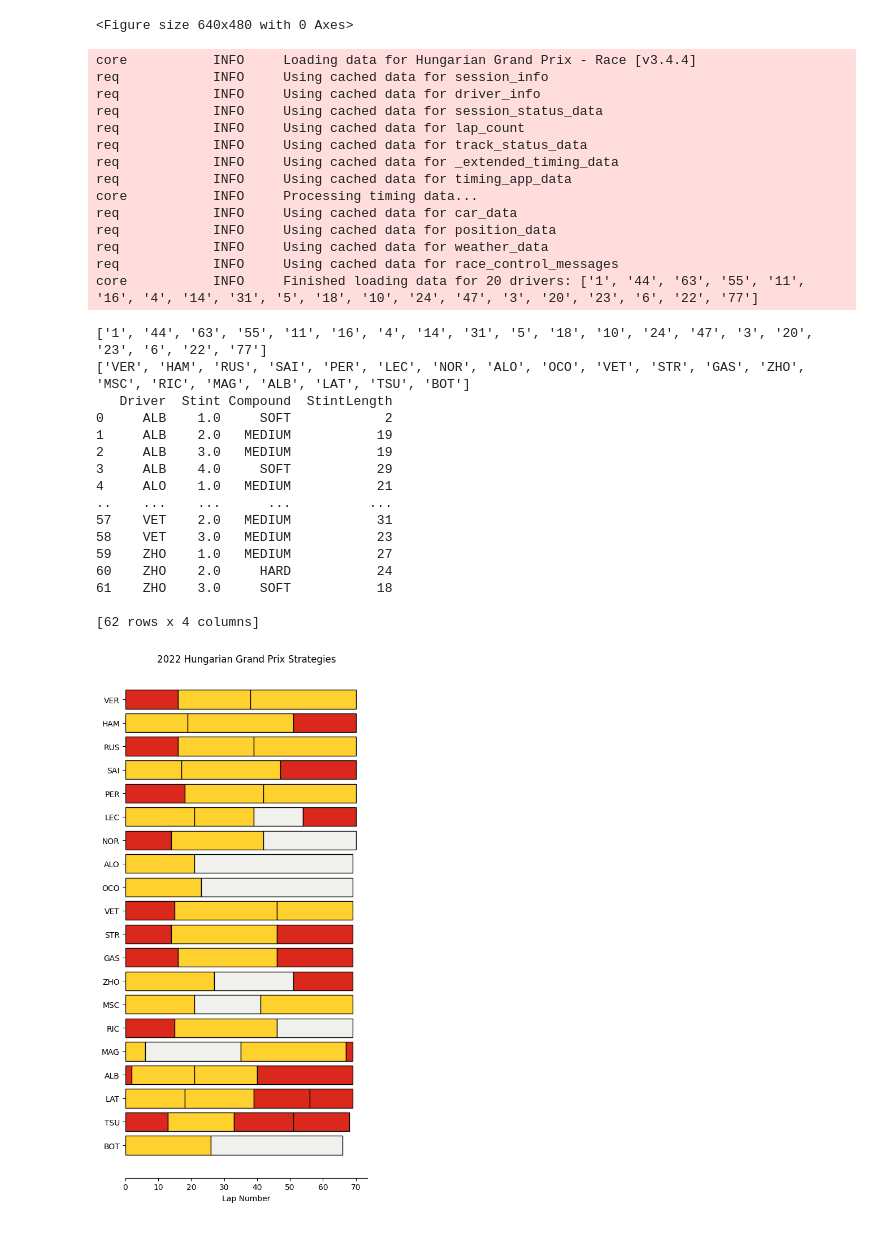
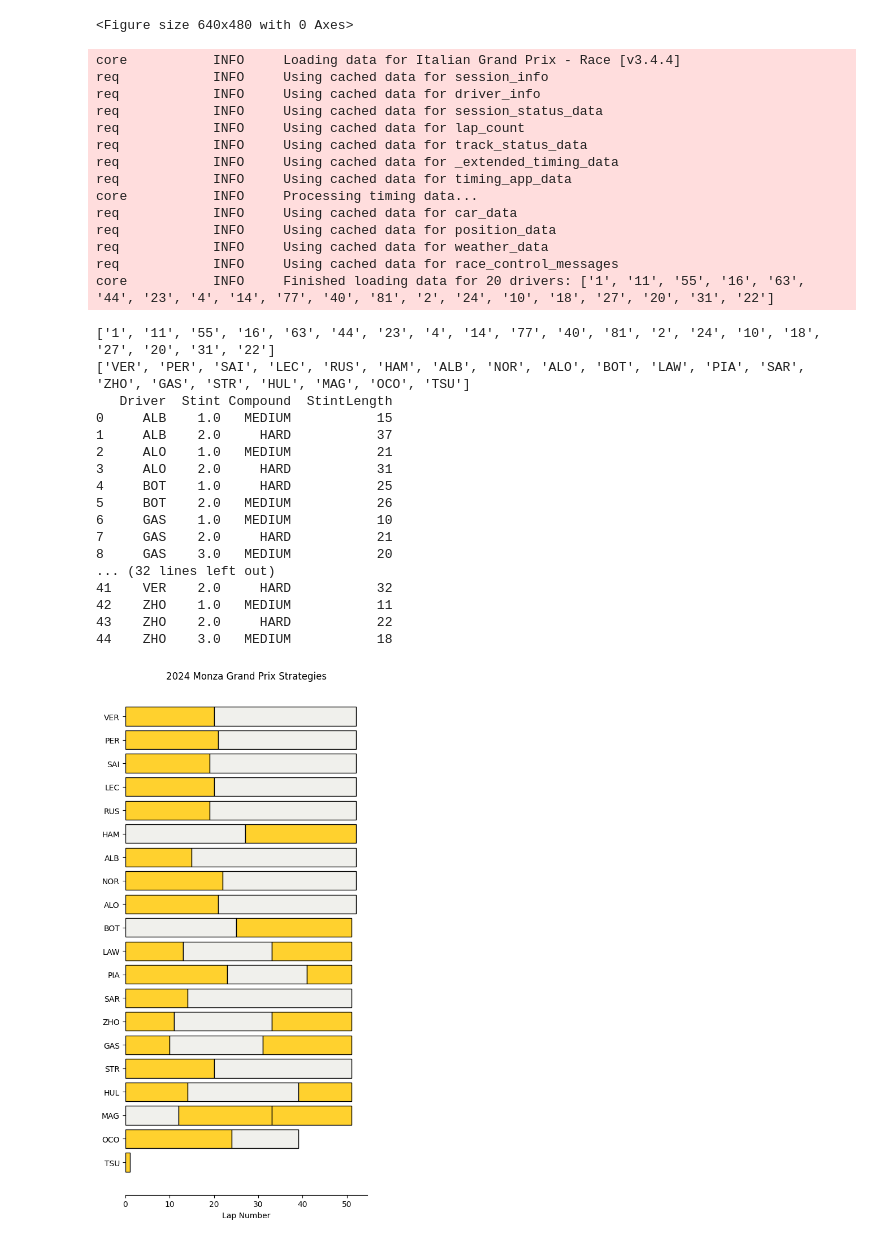
Before and after one commit to Vladinsky/fasftF1, a Jupyter notebook: plot_strategy_example.ipynb, the cells around one changed output. Drawn from its saved outputs; the diff is of its cells as text; code cells hidden in the pictures.

```diff
--- a/plot_strategy.ipynb
+++ b/plot_strategy_example.ipynb
@@ -127,7 +127,7 @@ from matplotlib import pyplot as plt
 import fastf1
 import fastf1.plotting
 
-session = fastf1.get_session(2022, "Hungary", 'R')
+session = fastf1.get_session(2023, "Monza", 'R')
 session.load()
 laps = session.laps
 
@@ -164,49 +164,50 @@ for driver in drivers:
             fill=True
         )
 
         previous_stint_end += row["StintLength"]
 
-plt.title("2022 Hungarian Grand Prix Strategies")
+plt.title("2024 Monza Grand Prix Strategies")
 plt.xlabel("Lap Number")
 plt.grid(False)
 # invert the y-axis so drivers that finish higher are closer to the top
 ax.invert_yaxis()
 
 ax.spines['top'].set_visible(False)
 ax.spines['right'].set_visible(False)
 ax.spines['left'].set_visible(False)
 
 plt.tight_layout()
 plt.show()
 # %% [output]
-core           INFO     Loading data for Hungarian Grand Prix - Race [v3.4.4]
+core           INFO     Loading data for Italian Grand Prix - Race [v3.4.4]
 req            INFO     Using cached data for session_info
 req            INFO     Using cached data for driver_info
 req            INFO     Using cached data for session_status_data
 req            INFO     Using cached data for lap_count
 req            INFO     Using cached data for track_status_data
 req            INFO     Using cached data for _extended_timing_data
 req            INFO     Using cached data for timing_app_data
 core           INFO     Processing timing data...
 req            INFO     Using cached data for car_data
 req            INFO     Using cached data for position_data
 req            INFO     Using cached data for weather_data
 req            INFO     Using cached data for race_control_messages
-core           INFO     Finished loading data for 20 drivers: ['1', '44', '63', '55', '11', '16', '4', '14', '31', '5', '18', '10', '24', '47', '3', '20', '23', '6', '22', '77']
+core           INFO     Finished loading data for 20 drivers: ['1', '11', '55', '16', '63', '44', '23', '4', '14', '77', '40', '81', '2', '24', '10', '18', '27', '20', '31', '22']
-['1', '44', '63', '55', '11', '16', '4', '14', '31', '5', '18', '10', '24', '47', '3', '20', '23', '6', '22', '77']
-['VER', 'HAM', 'RUS', 'SAI', 'PER', 'LEC', 'NOR', 'ALO', 'OCO', 'VET', 'STR', 'GAS', 'ZHO', 'MSC', 'RIC', 'MAG', 'ALB', 'LAT', 'TSU', 'BOT']
+['1', '11', '55', '16', '63', '44', '23', '4', '14', '77', '40', '81', '2', '24', '10', '18', '27', '20', '31', '22']
+['VER', 'PER', 'SAI', 'LEC', 'RUS', 'HAM', 'ALB', 'NOR', 'ALO', 'BOT', 'LAW', 'PIA', 'SAR', 'ZHO', 'GAS', 'STR', 'HUL', 'MAG', 'OCO', 'TSU']
    Driver  Stint Compound  StintLength
-0     ALB    1.0     SOFT            2
-1     ALB    2.0   MEDIUM           19
-2     ALB    3.0   MEDIUM           19
-3     ALB    4.0     SOFT           29
-4     ALO    1.0   MEDIUM           21
-..    ...    ...      ...          ...
-57    VET    2.0   MEDIUM           31
-58    VET    3.0   MEDIUM           23
-59    ZHO    1.0   MEDIUM           27
-60    ZHO    2.0     HARD           24
-61    ZHO    3.0     SOFT           18
-
-[62 rows x 4 columns]
+0     ALB    1.0   MEDIUM           15
+1     ALB    2.0     HARD           37
+2     ALO    1.0   MEDIUM           21
+3     ALO    2.0     HARD           31
+4     BOT    1.0     HARD           25
+5     BOT    2.0   MEDIUM           26
+6     GAS    1.0   MEDIUM           10
+7     GAS    2.0     HARD           21
+8     GAS    3.0   MEDIUM           20
+... (32 lines left out)
+41    VER    2.0     HARD           32
+42    ZHO    1.0   MEDIUM           11
+43    ZHO    2.0     HARD           22
+44    ZHO    3.0   MEDIUM           18
-[figure, old version]
+[figure, new version]
```
Also changed, not shown: 3 other files.
